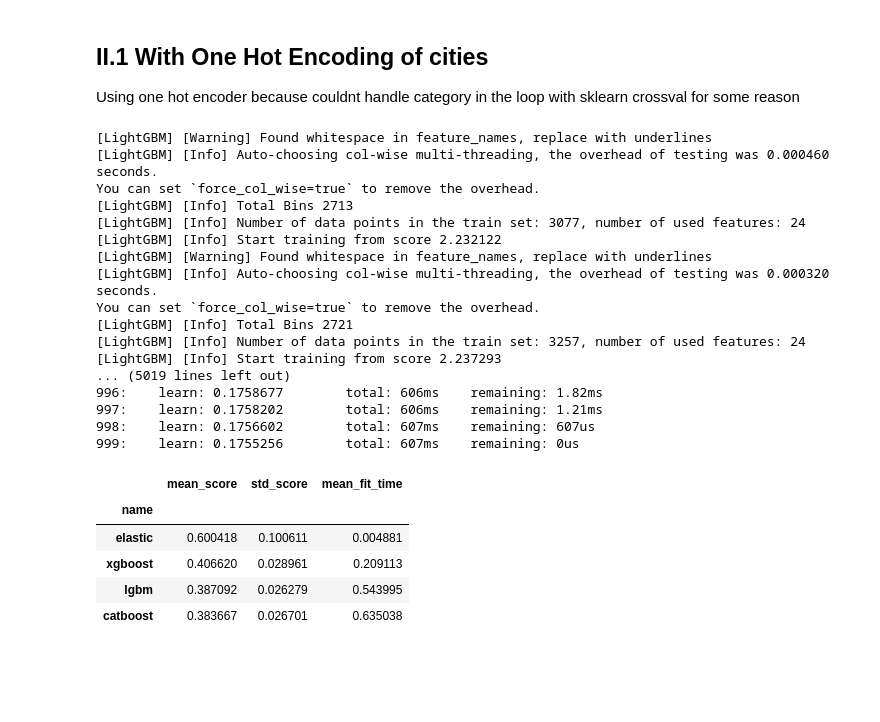
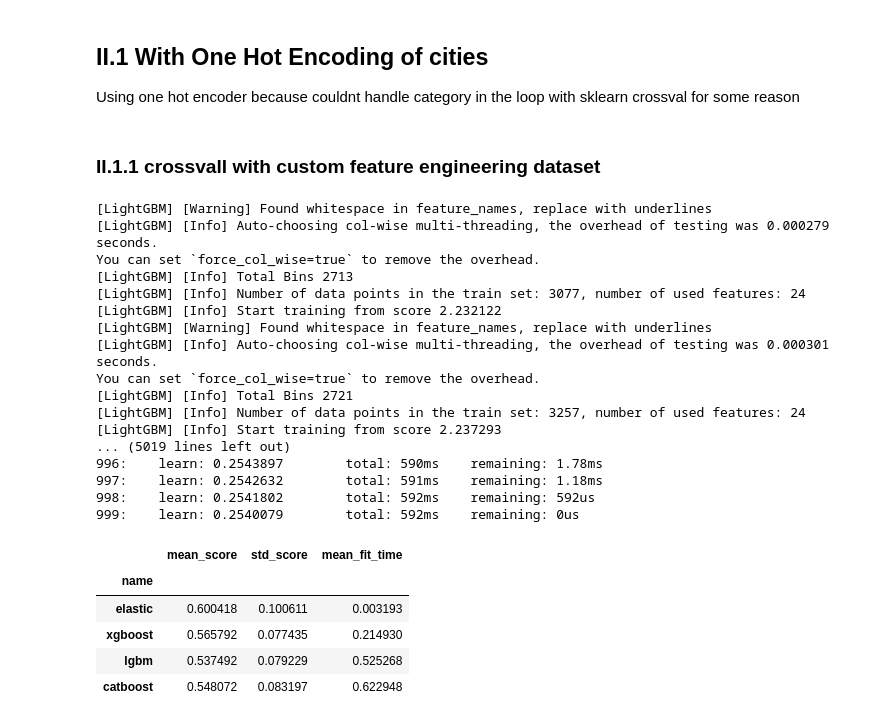
Before and after one commit to PabloRougerie/breathe_project, a Jupyter notebook: notebooks/model.ipynb, the cells around one changed output. Drawn from its saved outputs; the diff is of its cells as text; code cells hidden in the pictures; blank space fills up the shorter version.

```diff
--- a/notebooks/model.ipynb
+++ b/notebooks/model.ipynb
@@ -206,8 +162,6 @@ baseline_full_21
 
 We'll compare the score of different models and check their score.
 here, the model will generate y_pred as a log, so w'ell directly compare y_true and y_pred with RMSE instead of RMSLE.
-# %%
-X = X.drop(columns= ["date"])
 # %% [markdown]
 ## II.1 With One Hot Encoding of cities
 
@@ -228,44 +182,50 @@ estimators = {
     "lgbm": make_pipeline(encoder,LGBMRegressor()),
     "catboost": make_pipeline(encoder, CatBoostRegressor())
 }
+# %% [markdown]
+### II.1.1 crossvall with custom feature engineering dataset
+# %%
+X = X.sort_values(by= "date", ascending= True)
+X = X.drop(columns="date")
 # %%
 model_scores = []
 for model_name, model in estimators.items():
     results = cross_validate(
         model, X, y,
         cv=tscv,
         scoring="neg_root_mean_squared_error",
         return_train_score=False
     )
     model_scores.append({
         "name": model_name,
         "mean_score": -results["test_score"].mean(),
         "std_score": results["test_score"].std(),
         "mean_fit_time": results["fit_time"].mean()
     })
 
-pd.DataFrame(model_scores).set_index("name")
+ohe_custom_crossval = pd.DataFrame(model_scores).set_index("name")
+ohe_custom_crossval
 # %% [output]
 [LightGBM] [Warning] Found whitespace in feature_names, replace with underlines
-[LightGBM] [Info] Auto-choosing col-wise multi-threading, the overhead of testing was 0.000460 seconds.
+[LightGBM] [Info] Auto-choosing col-wise multi-threading, the overhead of testing was 0.000279 seconds.
 You can set `force_col_wise=true` to remove the overhead.
 [LightGBM] [Info] Total Bins 2713
 [LightGBM] [Info] Number of data points in the train set: 3077, number of used features: 24
 [LightGBM] [Info] Start training from score 2.232122
 [LightGBM] [Warning] Found whitespace in feature_names, replace with underlines
-[LightGBM] [Info] Auto-choosing col-wise multi-threading, the overhead of testing was 0.000320 seconds.
+[LightGBM] [Info] Auto-choosing col-wise multi-threading, the overhead of testing was 0.000301 seconds.
 You can set `force_col_wise=true` to remove the overhead.
 [LightGBM] [Info] Total Bins 2721
 [LightGBM] [Info] Number of data points in the train set: 3257, number of used features: 24
 [LightGBM] [Info] Start training from score 2.237293
 ... (5019 lines left out)
-996:    learn: 0.1758677        total: 606ms    remaining: 1.82ms
-997:    learn: 0.1758202        total: 606ms    remaining: 1.21ms
-998:    learn: 0.1756602        total: 607ms    remaining: 607us
-999:    learn: 0.1755256        total: 607ms    remaining: 0us
+996:    learn: 0.2543897        total: 590ms    remaining: 1.78ms
+997:    learn: 0.2542632        total: 591ms    remaining: 1.18ms
+998:    learn: 0.2541802        total: 592ms    remaining: 592us
+999:    learn: 0.2540079        total: 592ms    remaining: 0us
 |  | mean_score | std_score | mean_fit_time |
 | name |  |  |  |
-| elastic | 0.600418 | 0.100611 | 0.004881 |
-| xgboost | 0.406620 | 0.028961 | 0.209113 |
-| lgbm | 0.387092 | 0.026279 | 0.543995 |
-| catboost | 0.383667 | 0.026701 | 0.635038 |
+| elastic | 0.600418 | 0.100611 | 0.003193 |
+| xgboost | 0.565792 | 0.077435 | 0.214930 |
+| lgbm | 0.537492 | 0.079229 | 0.525268 |
+| catboost | 0.548072 | 0.083197 | 0.622948 |
```
Also changed, not shown: parts of 31 cells of this notebook, 1 other file.
